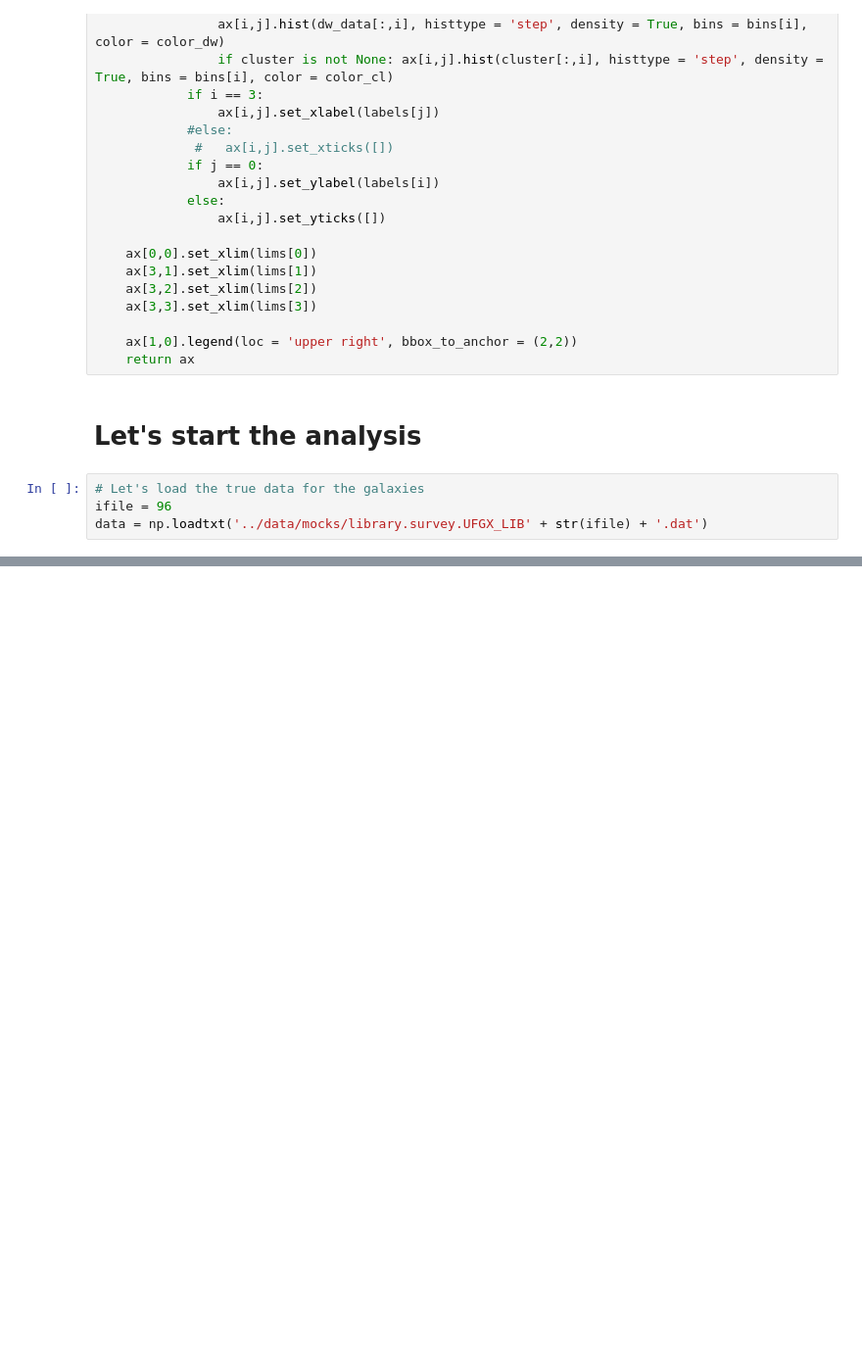
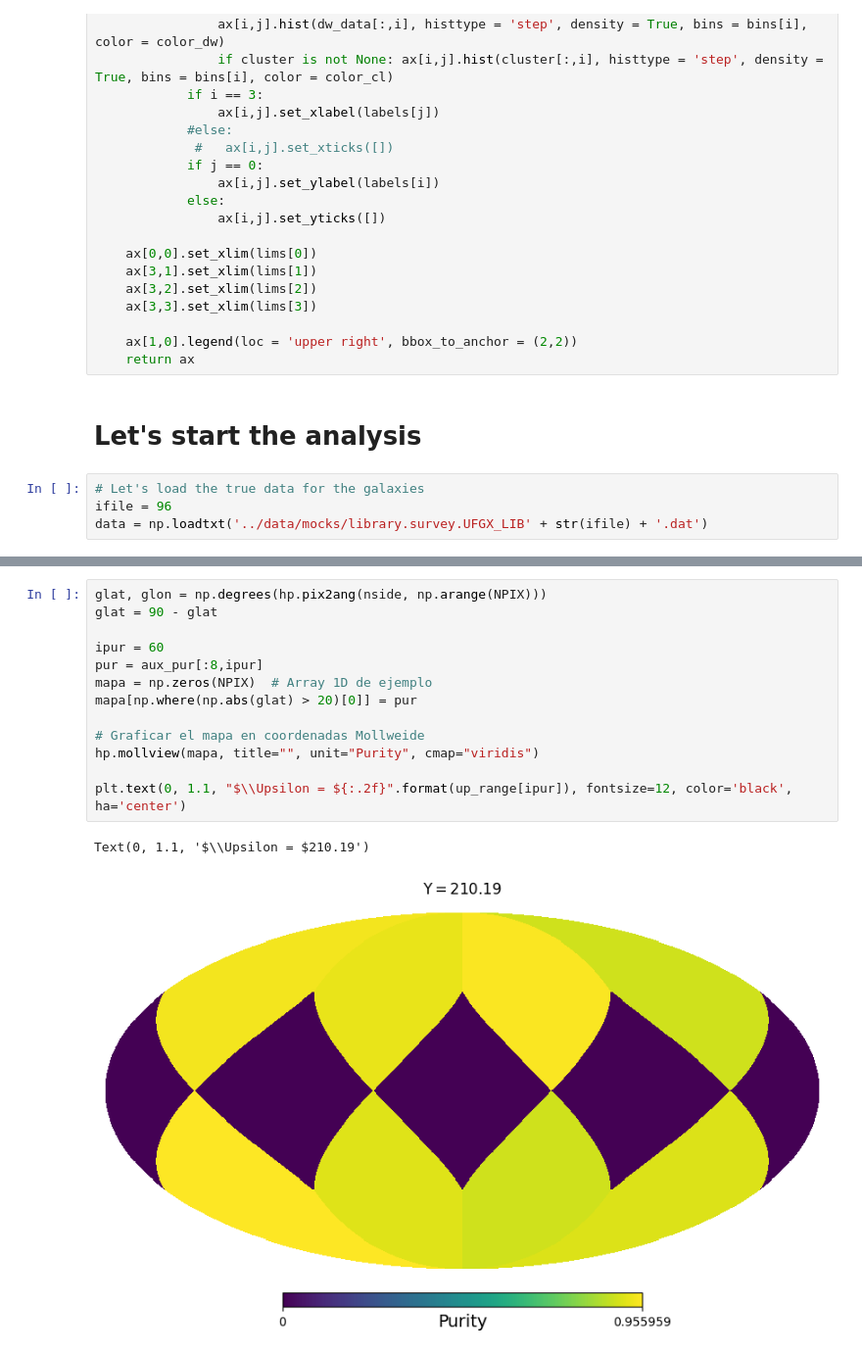
Before and after one commit to Martindelosrios/dwarf, a Jupyter notebook: codes/analysisVaryingPars.ipynb, the cells around one changed output, grey strips where cells are left out. Shown at 98% size. Drawn from its saved outputs; the diff is of its cells as text; blank space fills up the shorter version.

```diff
--- a/codes/analysisVaryingPars.ipynb
+++ b/codes/analysisVaryingPars.ipynb
@@ -413,0 +548,16 @@ counter += counter
+# %%
+glat, glon = np.degrees(hp.pix2ang(nside, np.arange(NPIX)))
+glat = 90 - glat
+
+ipur = 60
+pur = aux_pur[:8,ipur]
+mapa = np.zeros(NPIX)  # Array 1D de ejemplo
+mapa[np.where(np.abs(glat) > 20)[0]] = pur
+
+# Graficar el mapa en coordenadas Mollweide
+hp.mollview(mapa, title="", unit="Purity", cmap="viridis")
+
+plt.text(0, 1.1, "$\\Upsilon = ${:.2f}".format(up_range[ipur]), fontsize=12, color='black', ha='center')
+# %% [output]
+Text(0, 1.1, '$\\Upsilon = $210.19')
+[figure, added]
```
Also changed, not shown: parts of 14 cells of this notebook.
